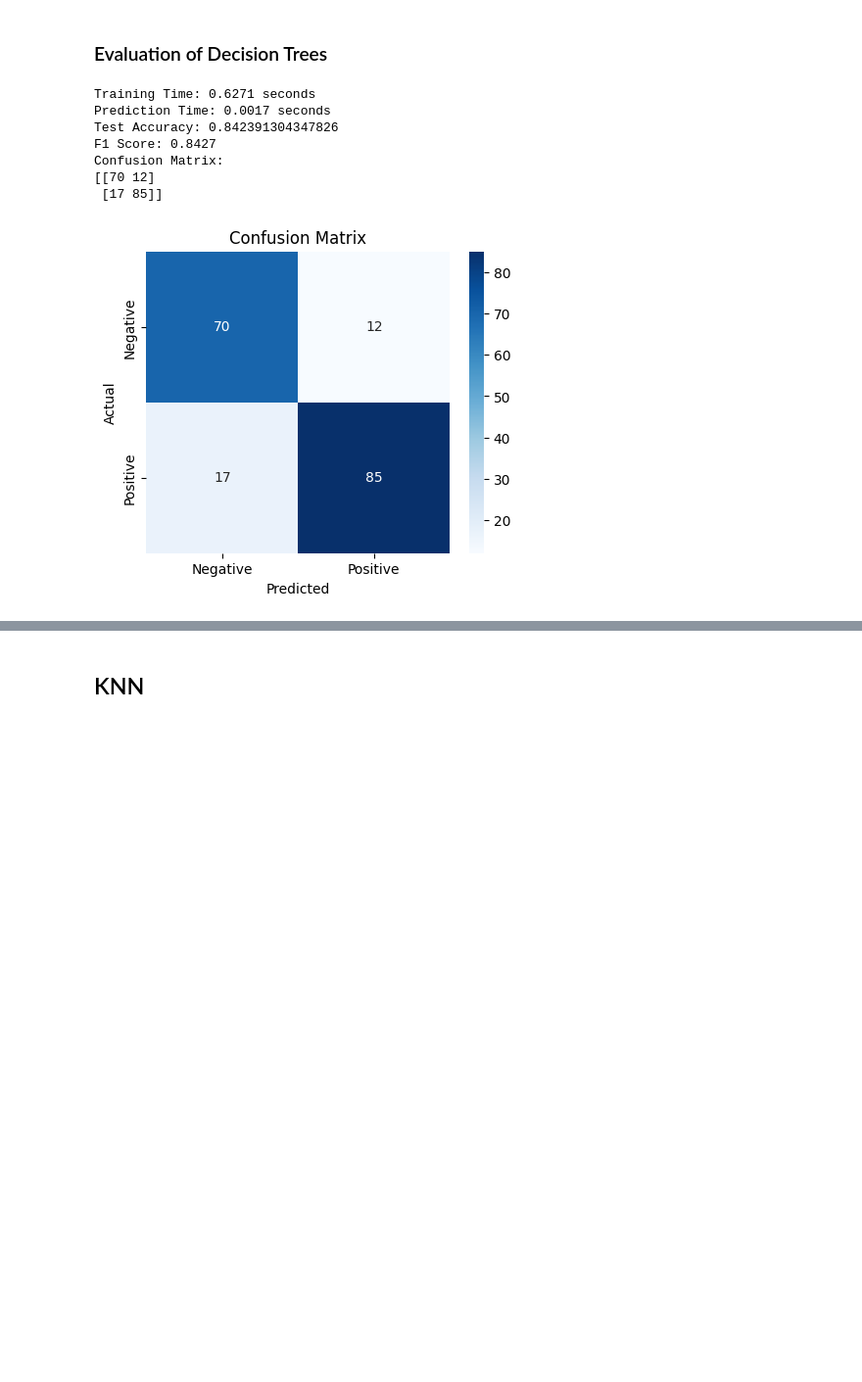
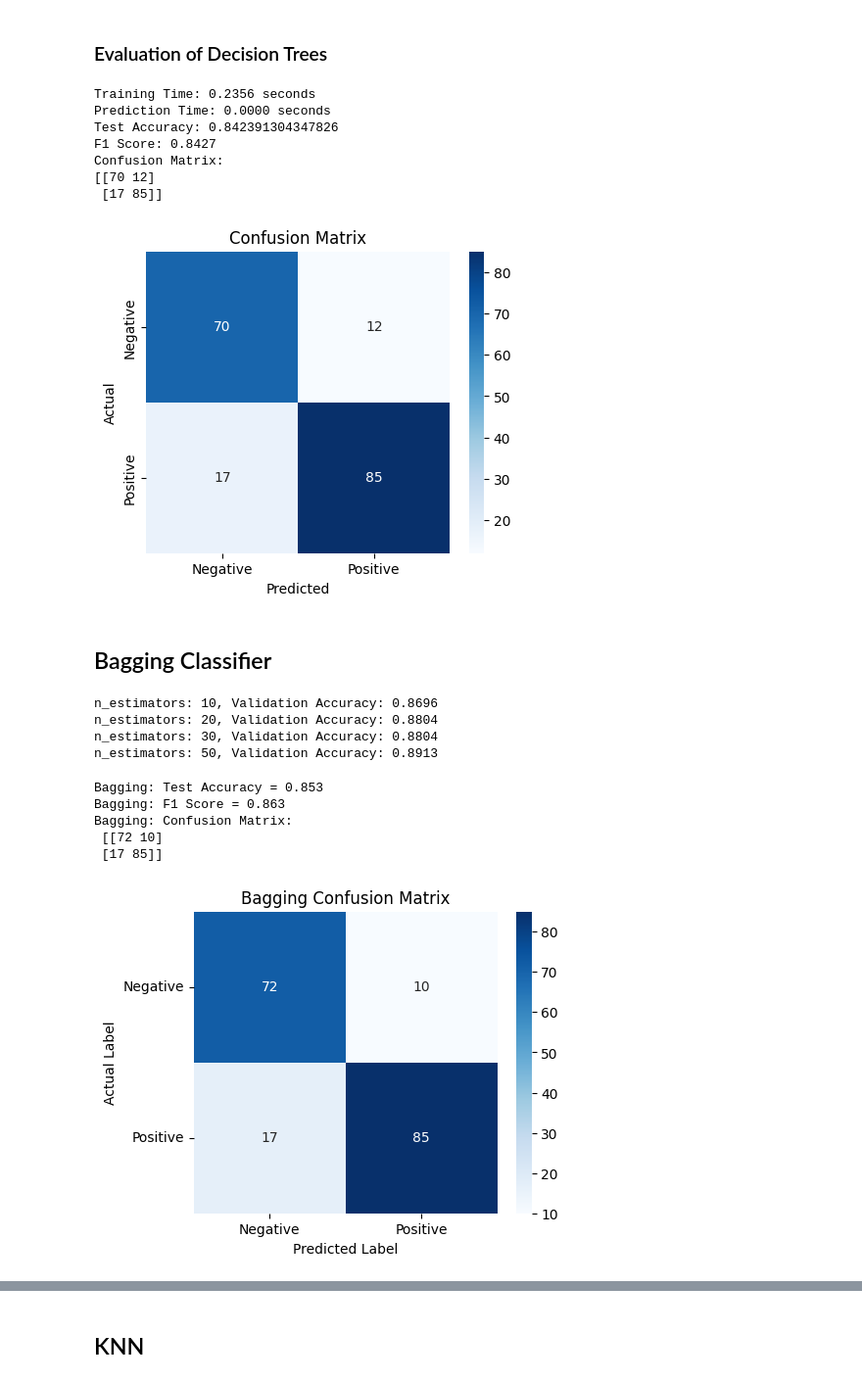
Before and after one commit to MostafaElKaranshawy/Heart_Failure_Classification_Problem, a Jupyter notebook: main.ipynb, the cells around one changed output, grey strips where cells are left out. Shown: that part at 98% size. Cells and saved outputs as stored; diff of their text form; code cells hidden in the pictures; blank space fills up the shorter version.

```diff
--- a/main.ipynb
+++ b/main.ipynb
@@ -346,13 +298,13 @@ import time
 #  Best parameters
 tree = DecisionTree(max_depth=5, min_samples_split=21)
 start_time = time.time()
-tree.fit(x_train.to_numpy(), y_train.to_numpy())
+tree.fit(x_train, y_train)
 training_time = time.time() - start_time
 
 start_time = time.time()
-test_pred = tree.predict(x_test.to_numpy())
+test_pred = tree.predict(x_test)
 prediction_time = time.time() - start_time
-test_acc = tree.accuracy(test_pred, y_test.to_numpy())
+test_acc = tree.accuracy(test_pred, y_test)
 
 print(f"Training Time: {training_time:.4f} seconds")
 print(f"Prediction Time: {prediction_time:.4f} seconds")
@@ -377,11 +329,13 @@ plt.show()
 
 # print(classification_report(y_test, test_pred))
 # %% [output]
-Training Time: 0.6271 seconds
-Prediction Time: 0.0017 seconds
+Training Time: 0.2356 seconds
+Prediction Time: 0.0000 seconds
 Test Accuracy: 0.842391304347826
 F1 Score: 0.8427
 Confusion Matrix:
 [[70 12]
  [17 85]]
 [figure]
+# %% [markdown]
+## Bagging Classifier
@@ -387,0 +344,49 @@ Confusion Matrix:
+# %%
+n = [10, 20, 30, 50]
+
+best_acc = 0.0
+bg_best_params = {}
+for n_estimators in n:
+    baggingClassifier = BaggingClassifier(n_estimators=n_estimators, max_depth=dt_best_params['max_depth'], min_sample_split=dt_best_params['min_samples_split'])
+
+    baggingClassifier.fit(x_train, y_train)
+    temp_acc = baggingClassifier.test(x_val, y_val)
+
+    if temp_acc > best_acc:
+        best_acc = temp_acc
+        bg_best_params = {"n_estimators": n_estimators}
+    print(f"n_estimators: {n_estimators}, Validation Accuracy: {temp_acc:.4f}")
+
+
+baggingClassifier = BaggingClassifier(n_estimators=bg_best_params['n_estimators'], max_depth=dt_best_params['max_depth'], min_sample_split=dt_best_params['min_samples_split'])
+
+baggingClassifier.fit(x_train, y_train)
+y_test_predict = baggingClassifier.predict(x_test)
+bagging_acc = baggingClassifier.test(x_test, y_test)
+# %% [output]
+n_estimators: 10, Validation Accuracy: 0.8696
+n_estimators: 20, Validation Accuracy: 0.8804
+n_estimators: 30, Validation Accuracy: 0.8804
+n_estimators: 50, Validation Accuracy: 0.8913
+# %%
+bagging_f1 = f1_score(y_test, y_test_predict)
+bagging_cm = confusion_matrix(y_test, y_test_predict)
+
+print(f"Bagging: Test Accuracy = {bagging_acc:.3f}")
+print(f"Bagging: F1 Score = {bagging_f1:.3f}")
+print(f"Bagging: Confusion Matrix:\n {bagging_cm}")
+
+plt.figure(figsize=(5, 4))
+sns.heatmap(bagging_cm, annot=True, fmt="d", cmap="Blues", xticklabels=["Negative", "Positive"], yticklabels=["Negative", "Positive"])
+plt.yticks(rotation=0) # to not rotate the labels on y scale
+plt.xlabel("Predicted Label")
+plt.ylabel("Actual Label")
+plt.title("Bagging Confusion Matrix")
+plt.show()
+# %% [output]
+Bagging: Test Accuracy = 0.853
+Bagging: F1 Score = 0.863
+Bagging: Confusion Matrix:
+ [[72 10]
+ [17 85]]
+[figure, added]
```
Also changed, not shown: parts of 32 cells of this notebook, 3 other files.
